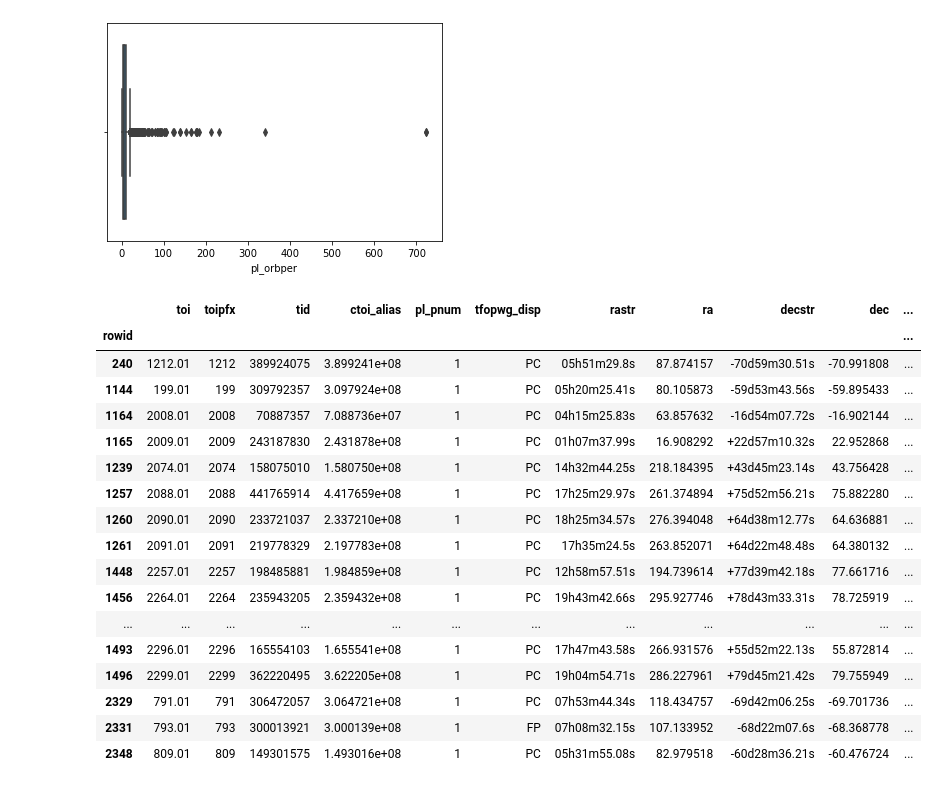
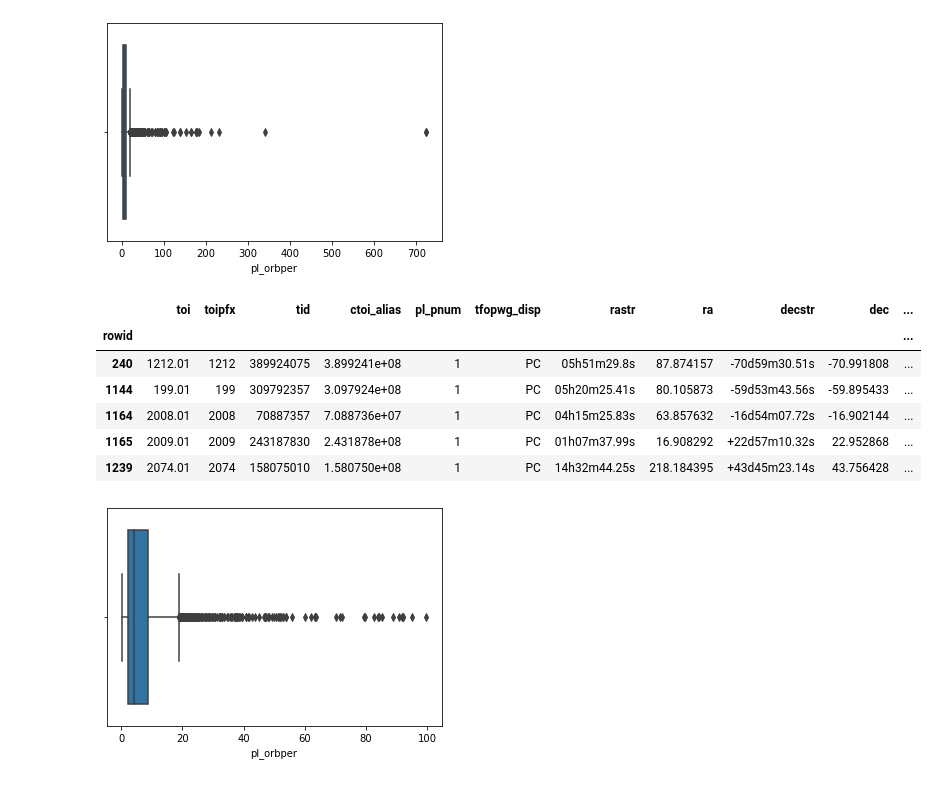
Before and after one commit to sehyeager/tess_oi_table_classification_model, a Jupyter notebook: code/sam-EDA.ipynb, the cells around one changed output. Drawn from its saved outputs; the diff is of its cells as text; code cells hidden in the pictures.

```diff
--- a/code/sam-EDA.ipynb
+++ b/code/sam-EDA.ipynb
@@ -106,23 +112,12 @@ sns.boxplot(df['pl_orbper']);
 # %% [output]
 [figure]
 # %%
-df[df['pl_orbper'] > 100]
+df[df['pl_orbper'] > 100].head()
 # %% [output]
 |  | toi | toipfx | tid | ctoi_alias | pl_pnum | tfopwg_disp | rastr | ra | decstr | dec | ... |
 | rowid |  |  |  |  |  |  |  |  |  |  | ... |
 | 240 | 1212.01 | 1212 | 389924075 | 3.899241e+08 | 1 | PC | 05h51m29.8s | 87.874157 | -70d59m30.51s | -70.991808 | ... |
 | 1144 | 199.01 | 199 | 309792357 | 3.097924e+08 | 1 | PC | 05h20m25.41s | 80.105873 | -59d53m43.56s | -59.895433 | ... |
 | 1164 | 2008.01 | 2008 | 70887357 | 7.088736e+07 | 1 | PC | 04h15m25.83s | 63.857632 | -16d54m07.72s | -16.902144 | ... |
 | 1165 | 2009.01 | 2009 | 243187830 | 2.431878e+08 | 1 | PC | 01h07m37.99s | 16.908292 | +22d57m10.32s | 22.952868 | ... |
 | 1239 | 2074.01 | 2074 | 158075010 | 1.580750e+08 | 1 | PC | 14h32m44.25s | 218.184395 | +43d45m23.14s | 43.756428 | ... |
-| 1257 | 2088.01 | 2088 | 441765914 | 4.417659e+08 | 1 | PC | 17h25m29.97s | 261.374894 | +75d52m56.21s | 75.882280 | ... |
-| 1260 | 2090.01 | 2090 | 233721037 | 2.337210e+08 | 1 | PC | 18h25m34.57s | 276.394048 | +64d38m12.77s | 64.636881 | ... |
-| 1261 | 2091.01 | 2091 | 219778329 | 2.197783e+08 | 1 | PC | 17h35m24.5s | 263.852071 | +64d22m48.48s | 64.380132 | ... |
-| 1448 | 2257.01 | 2257 | 198485881 | 1.984859e+08 | 1 | PC | 12h58m57.51s | 194.739614 | +77d39m42.18s | 77.661716 | ... |
-| 1456 | 2264.01 | 2264 | 235943205 | 2.359432e+08 | 1 | PC | 19h43m42.66s | 295.927746 | +78d43m33.31s | 78.725919 | ... |
-| ... | ... | ... | ... | ... | ... | ... | ... | ... | ... | ... | ... |
-| 1493 | 2296.01 | 2296 | 165554103 | 1.655541e+08 | 1 | PC | 17h47m43.58s | 266.931576 | +55d52m22.13s | 55.872814 | ... |
-| 1496 | 2299.01 | 2299 | 362220495 | 3.622205e+08 | 1 | PC | 19h04m54.71s | 286.227961 | +79d45m21.42s | 79.755949 | ... |
-| 2329 | 791.01 | 791 | 306472057 | 3.064721e+08 | 1 | PC | 07h53m44.34s | 118.434757 | -69d42m06.25s | -69.701736 | ... |
-| 2331 | 793.01 | 793 | 300013921 | 3.000139e+08 | 1 | FP | 07h08m32.15s | 107.133952 | -68d22m07.6s | -68.368778 | ... |
-| 2348 | 809.01 | 809 | 149301575 | 1.493016e+08 | 1 | PC | 05h31m55.08s | 82.979518 | -60d28m36.21s | -60.476724 | ... |
@@ -128,0 +126,6 @@ df[df['pl_orbper'] > 100]
+# %%
+#I'm hesitant to keep dropping out more outliers here,
+#but it looks better now than before, so I'll stop here.
+sns.boxplot(df['pl_orbper']);
+# %% [output]
+[figure, added]
```
Also changed, not shown: parts of 12 cells of this notebook.
